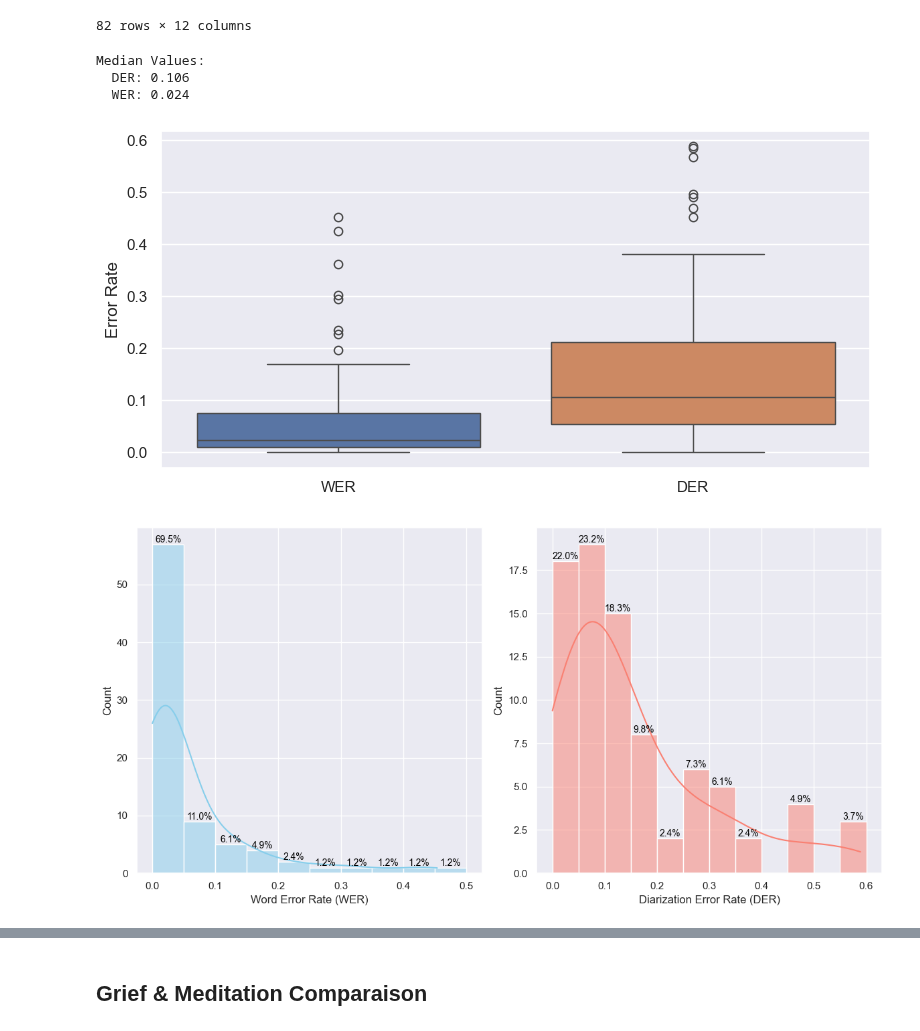
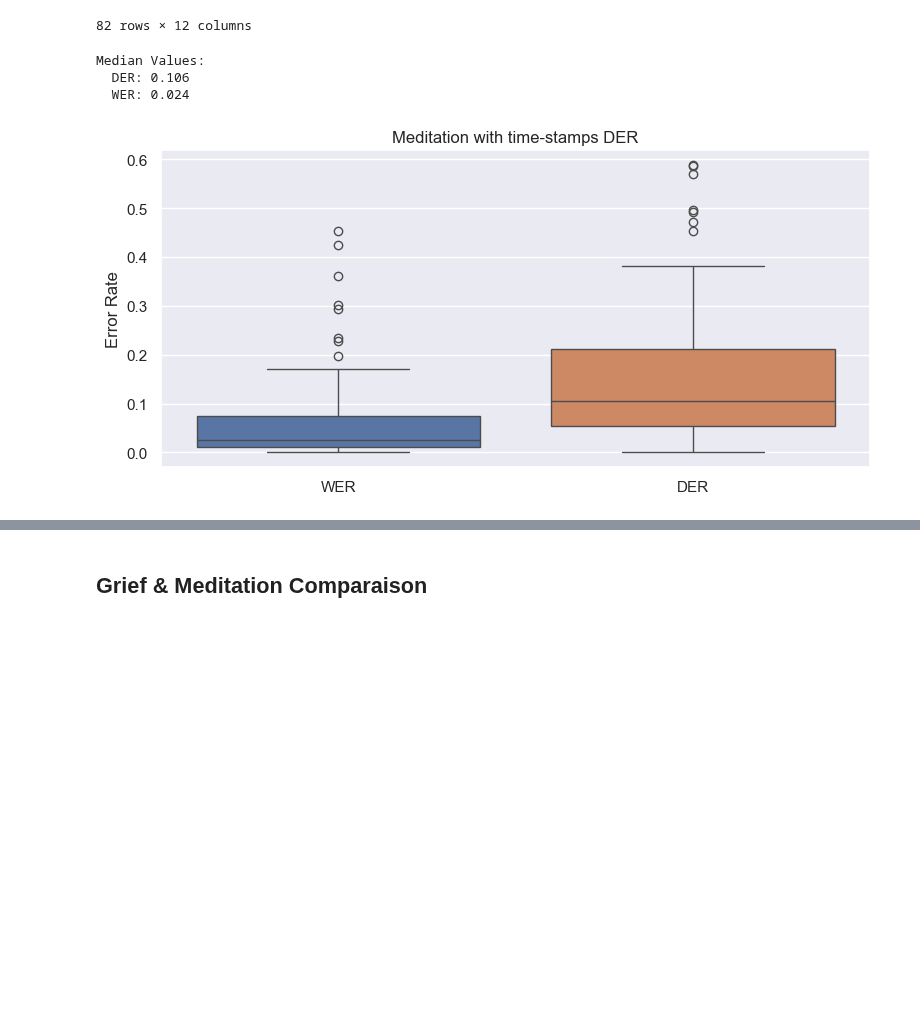
Before and after one commit to AfroDeivid/automatic-interviews-processing, a Jupyter notebook: src/evaluation.ipynb, the cells around one changed output, grey strips where cells are left out. Drawn from its saved outputs; the diff is of its cells as text; code cells hidden in the pictures; blank space fills up the shorter version.

```diff
--- a/src/evaluation.ipynb
+++ b/src/evaluation.ipynb
@@ -194,13 +192,12 @@ def plot_boxplots(df, title=None, file_name=None):
         plt.savefig(file_name, dpi=600)
     plt.show()
 # %%
-plot_boxplots(df, file_name='outputs/images/boxplot_DER_time.png')
+plot_boxplots(df, file_name='images/meditation_metrics_time.png',title='Meditation with time-stamps DER')
 # %% [output]
 Median Values:
   DER: 0.106
   WER: 0.024
-[figure, old version]
+[figure, new version]
-[figure, removed]
 # %%
 def plot_boxplot_experiment(df):
     """
```
Also changed, not shown: parts of 11 cells of this notebook, 16 other files.
